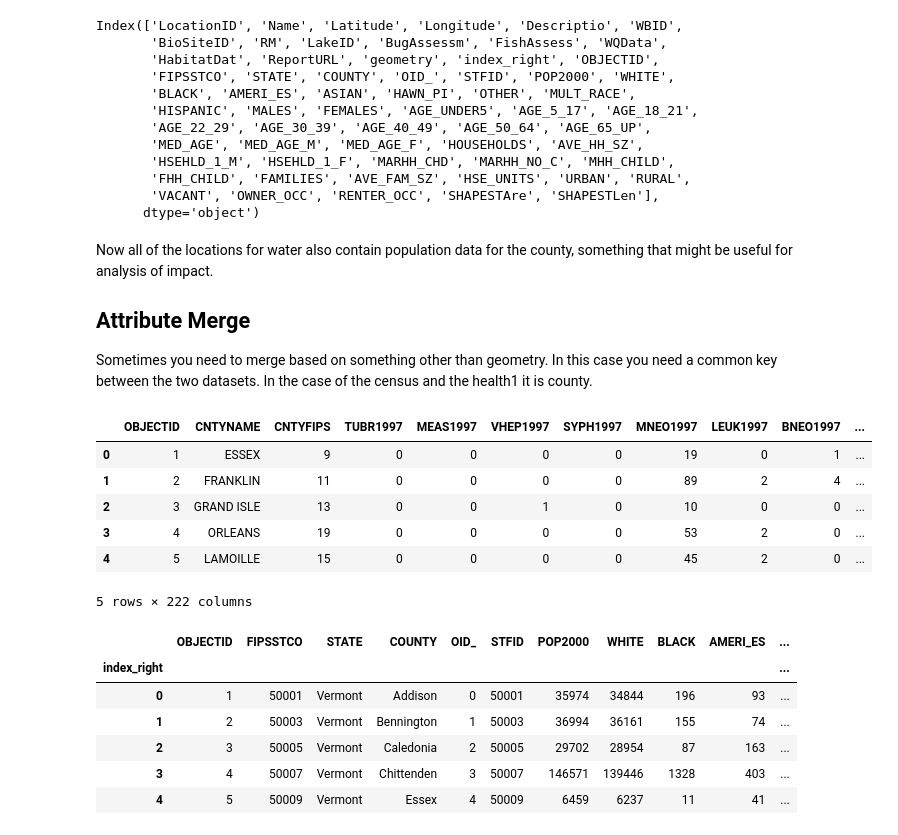
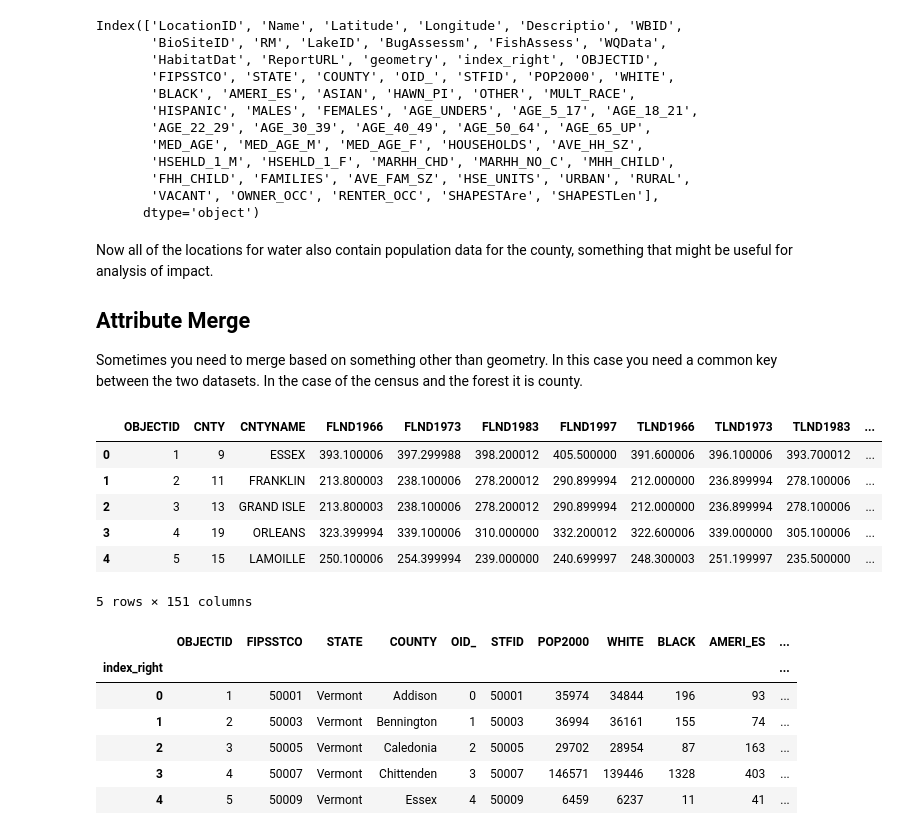
Before and after one commit to VCGI/Geopandas-Python-Library-Exploration, a Jupyter notebook: Geospatial Joins and Merges in Python.ipynb, the cells around one changed output. Saved outputs shown, nothing was run; the diff lists cells and outputs as text; code cells hidden in the pictures.

```diff
--- a/Geospatial Joins and Merges in Python.ipynb
+++ b/Geospatial Joins and Merges in Python.ipynb
@@ -21,9 +21,8 @@ http://geodata.vermont.gov/datasets/VTANR::public-water-sources?geometry=-77.941
 http://geodata.vermont.gov/datasets/VTANR::water-quality-monitoring-sites?geometry=-75.374%2C43.89%2C-70.142%2C44.579
 # %%
 census = gpd.read_file('/VT_2000_Census_County_Boundaries_and_Statistics.shp', vfs='zip://VT_2000_Census_County_Boundaries_and_Statistics.zip')
-health1 = gpd.read_file('/VT_County_Health_Data_19862000__1.shp', vfs='zip://VT_County_Health_Data_19862000__1.zip')
-health2 = gpd.read_file('/VT_County_Health_Data_19862000__2.shp', vfs='zip://VT_County_Health_Data_19862000__2.zip')
 waterqlt = gpd.read_file('/Water_Quality_Monitoring_Sites.shp', vfs='zip://Water_Quality_Monitoring_Sites.zip')
+forest = gpd.read_file('/VT_County_Forest_Data_19661997.shp', vfs='zip://VT_County_Forest_Data_19661997.zip')
 # %% [markdown]
 ## CRS and Datums
 First check that the shapefiles are using the same projections, otherwise spatial merges can go quite wrong
@@ -115,17 +124,17 @@ Now all of the locations for water also contain population data for the county,
 
 ## Attribute Merge
 
-Sometimes you need to merge based on something other than geometry. In this case you need a common key between the two datasets. In the case of the census and the health1 it is county.
+Sometimes you need to merge based on something other than geometry. In this case you need a common key between the two datasets. In the case of the census and the forest it is county.
 # %%
-health1.head()
+forest.head()
 # %% [output]
-|  | OBJECTID | CNTYNAME | CNTYFIPS | TUBR1997 | MEAS1997 | VHEP1997 | SYPH1997 | MNEO1997 | LEUK1997 | BNEO1997 | ... |
-| 0 | 1 | ESSEX | 9 | 0 | 0 | 0 | 0 | 19 | 0 | 1 | ... |
-| 1 | 2 | FRANKLIN | 11 | 0 | 0 | 0 | 0 | 89 | 2 | 4 | ... |
-| 2 | 3 | GRAND ISLE | 13 | 0 | 0 | 1 | 0 | 10 | 0 | 0 | ... |
-| 3 | 4 | ORLEANS | 19 | 0 | 0 | 0 | 0 | 53 | 2 | 0 | ... |
-| 4 | 5 | LAMOILLE | 15 | 0 | 0 | 0 | 0 | 45 | 2 | 0 | ... |
+|  | OBJECTID | CNTY | CNTYNAME | FLND1966 | FLND1973 | FLND1983 | FLND1997 | TLND1966 | TLND1973 | TLND1983 | ... |
+| 0 | 1 | 9 | ESSEX | 393.100006 | 397.299988 | 398.200012 | 405.500000 | 391.600006 | 396.100006 | 393.700012 | ... |
+| 1 | 2 | 11 | FRANKLIN | 213.800003 | 238.100006 | 278.200012 | 290.899994 | 212.000000 | 236.899994 | 278.100006 | ... |
+| 2 | 3 | 13 | GRAND ISLE | 213.800003 | 238.100006 | 278.200012 | 290.899994 | 212.000000 | 236.899994 | 278.100006 | ... |
+| 3 | 4 | 19 | ORLEANS | 323.399994 | 339.100006 | 310.000000 | 332.200012 | 322.600006 | 339.000000 | 305.100006 | ... |
+| 4 | 5 | 15 | LAMOILLE | 250.100006 | 254.399994 | 239.000000 | 240.699997 | 248.300003 | 251.199997 | 235.500000 | ... |
-5 rows × 222 columns
+5 rows × 151 columns
 # %%
 census.head()
 # %% [output]
```
Also changed, not shown: parts of 63 cells of this notebook, 10 other files.
